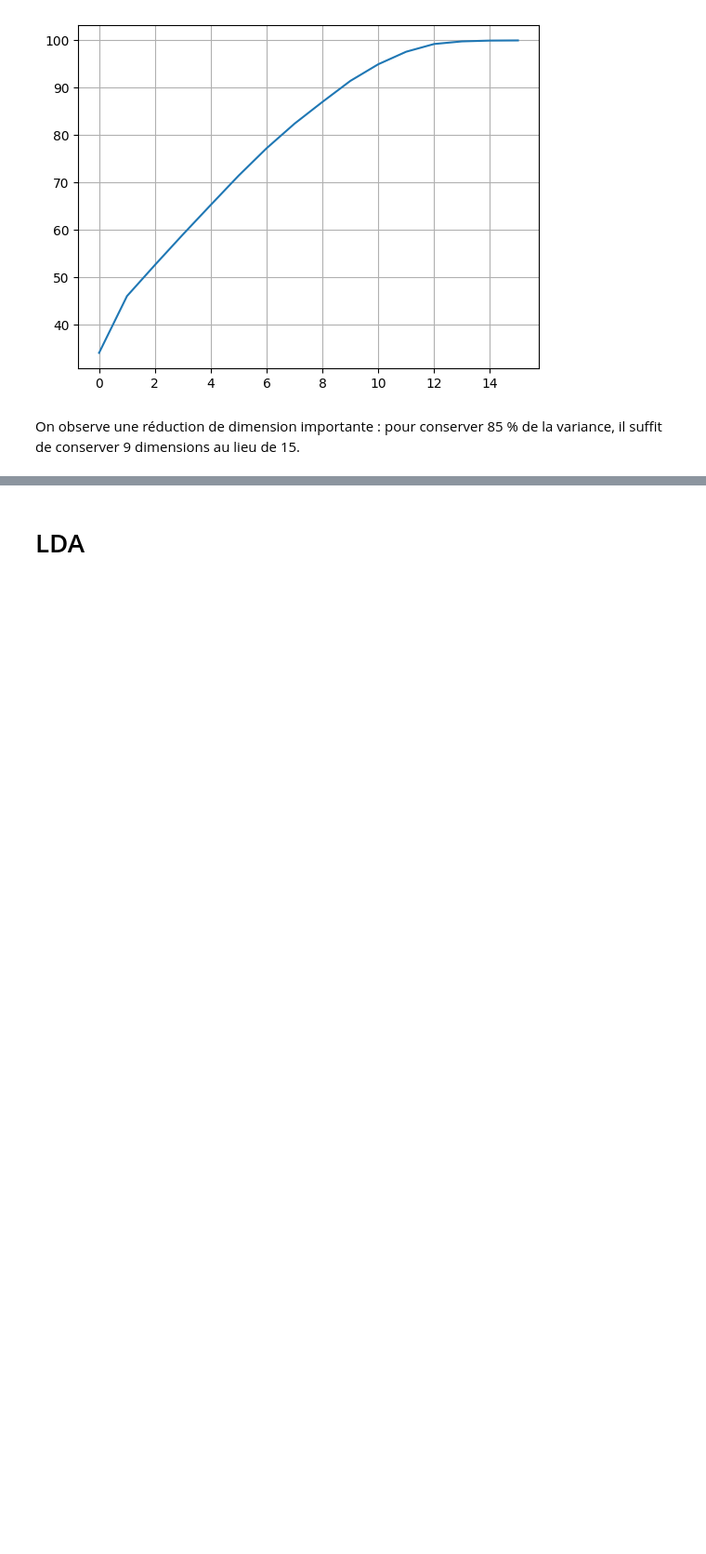
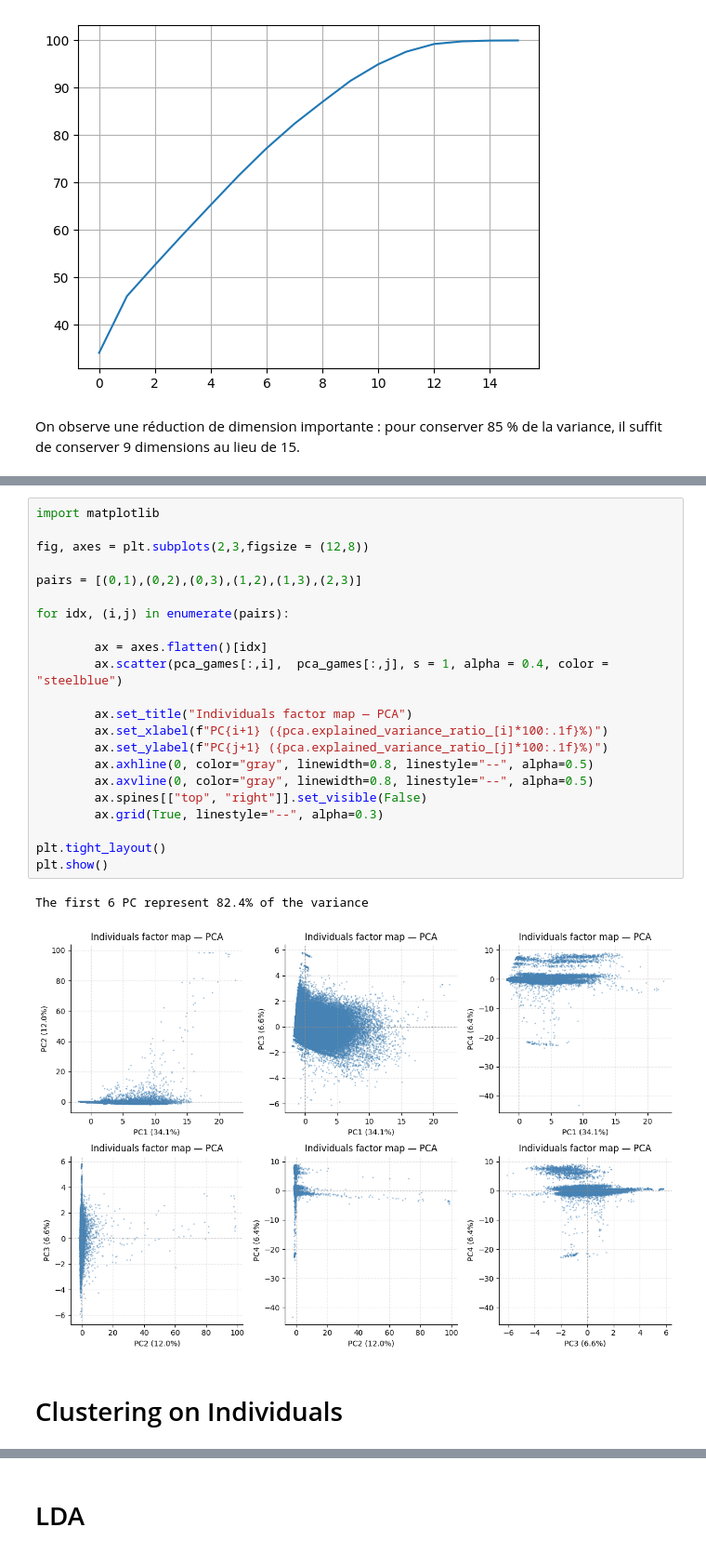
Before and after one commit to LjAquinox/Projet_Analyse_Steam, a Jupyter notebook: clean.ipynb, the cells around one changed output, grey strips where cells are left out. Shown at 93% size. Cells and saved outputs as stored; diff of their text form; blank space fills up the shorter version.

```diff
--- a/clean.ipynb
+++ b/clean.ipynb
@@ -595,0 +612,27 @@ La PC3 semble, elle, indiquer le prix du jeu avec **Price** et **Discount** (Dis
+# %%
+import matplotlib
+
+fig, axes = plt.subplots(2,3,figsize = (12,8))
+
+pairs = [(0,1),(0,2),(0,3),(1,2),(1,3),(2,3)]
+
+for idx, (i,j) in enumerate(pairs):
+
+        ax = axes.flatten()[idx]
+        ax.scatter(pca_games[:,i],  pca_games[:,j], s = 1, alpha = 0.4, color = "steelblue")
+
+        ax.set_title("Individuals factor map — PCA")
+        ax.set_xlabel(f"PC{i+1} ({pca.explained_variance_ratio_[i]*100:.1f}%)")
+        ax.set_ylabel(f"PC{j+1} ({pca.explained_variance_ratio_[j]*100:.1f}%)")
+        ax.axhline(0, color="gray", linewidth=0.8, linestyle="--", alpha=0.5)
+        ax.axvline(0, color="gray", linewidth=0.8, linestyle="--", alpha=0.5)
+        ax.spines[["top", "right"]].set_visible(False)
+        ax.grid(True, linestyle="--", alpha=0.3)
+
+plt.tight_layout()
+plt.show()
+# %% [output]
+The first 6 PC represent 82.4% of the variance
+[figure, added]
+# %% [markdown]
+# Clustering on Individuals
```
Also changed, not shown: parts of 32 cells of this notebook.
